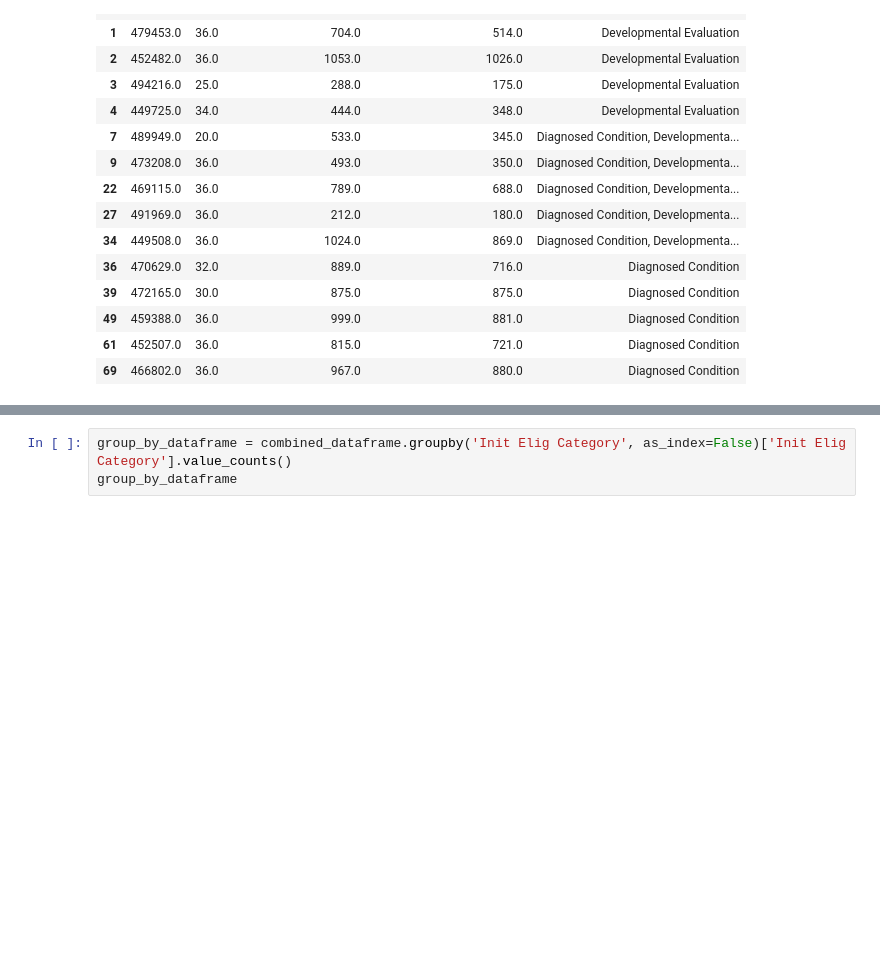
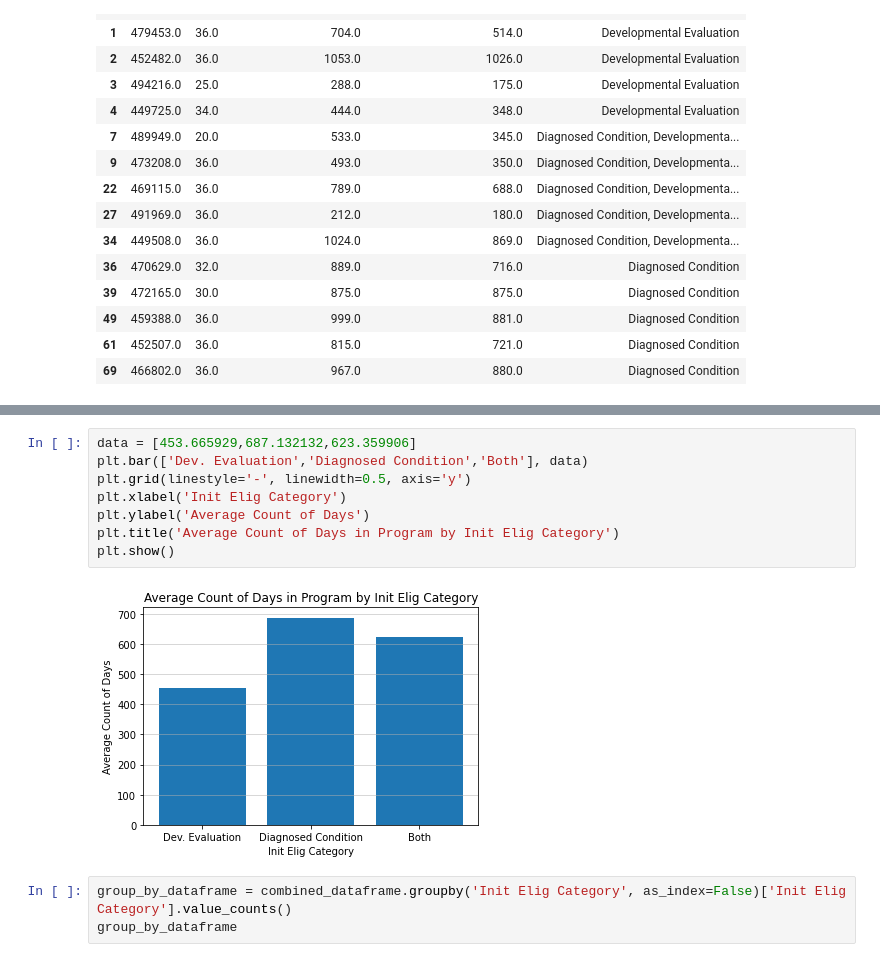
Before and after one commit to NSS-Data-Analytics-Cohort-7/didd-newbalancesonthebloc, a Jupyter notebook: Notebook/anewbalancesonthebloc2.0.ipynb, the cells around one changed output, grey strips where cells are left out. Drawn from its saved outputs; the diff is of its cells as text; blank space fills up the shorter version.

Commit message:
worked on graphs.

```diff
--- a/Notebook/anewbalancesonthebloc2.0.ipynb
+++ b/Notebook/anewbalancesonthebloc2.0.ipynb
@@ -177,3 +185,13 @@ combined_dataframe_group.head()
+# %%
+data = [453.665929,687.132132,623.359906]
+plt.bar(['Dev. Evaluation','Diagnosed Condition','Both'], data)
+plt.grid(linestyle='-', linewidth=0.5, axis='y')
+plt.xlabel('Init Elig Category')
+plt.ylabel('Average Count of Days')
+plt.title('Average Count of Days in Program by Init Elig Category')
+plt.show()
+# %% [output]
+[figure, added]
 # %%
 group_by_dataframe = combined_dataframe.groupby('Init Elig Category', as_index=False)['Init Elig Category'].value_counts()
 group_by_dataframe
```
Also changed, not shown: parts of 2 cells of this notebook.
